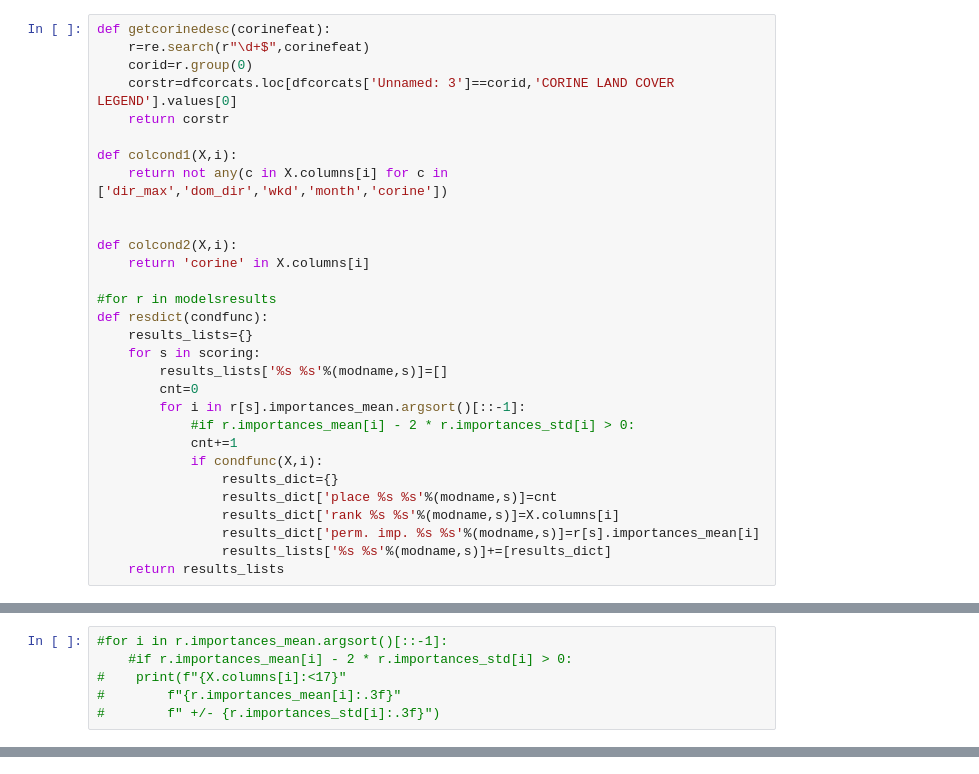
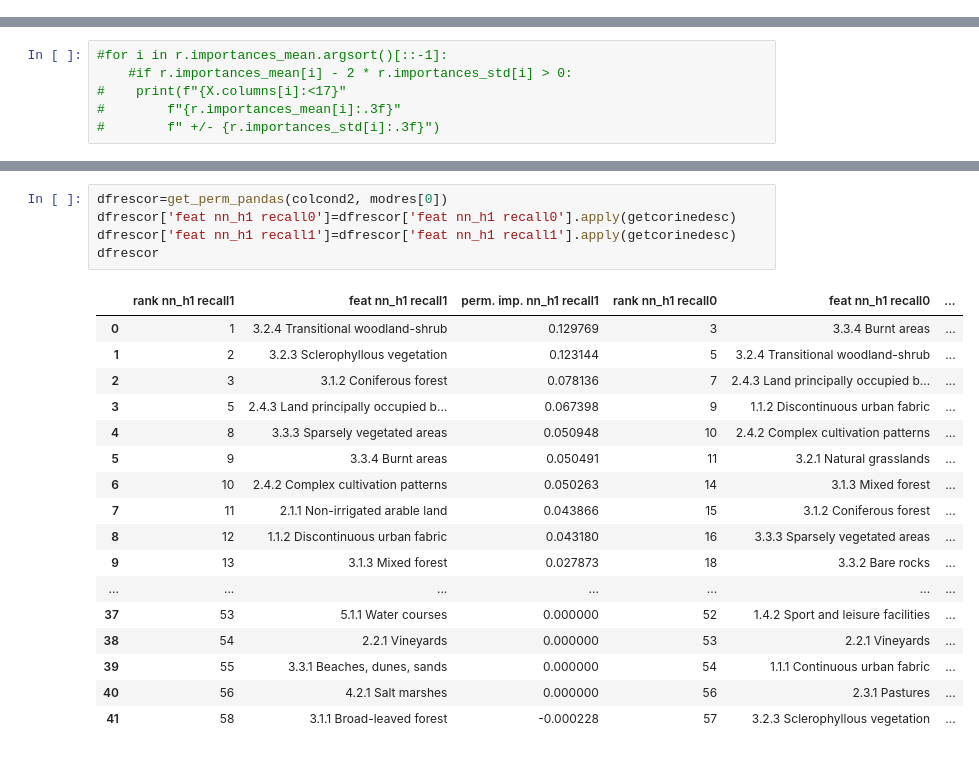
Before and after one commit to PREFERRED2022/mlfires-classic, a Jupyter notebook: ML_fires_al/perm_importance_new.ipynb, the cells around one changed output, grey strips where cells are left out. Drawn from its saved outputs; the diff is of its cells as text.

```diff
--- a/ML_fires_al/perm_importance_new.ipynb
+++ b/ML_fires_al/perm_importance_new.ipynb
@@ -215,30 +177,0 @@ Dropped columns ['evi', 'bin_corine_gr31', 'bin_month_7', 'bin_weekday_4', 'bin_
-# %%
-def getcorinedesc(corinefeat):
-    r=re.search(r"\d+$",corinefeat)
-    corid=r.group(0)
-    corstr=dfcorcats.loc[dfcorcats['Unnamed: 3']==corid,'CORINE LAND COVER LEGEND'].values[0]
-    return corstr
-
-def colcond1(X,i):
-    return not any(c in X.columns[i] for c in ['dir_max','dom_dir','wkd','month','corine'])
-
-
-def colcond2(X,i):
-    return 'corine' in X.columns[i]
-
-#for r in modelsresults
-def resdict(condfunc):
-    results_lists={}
-    for s in scoring:
-        results_lists['%s %s'%(modname,s)]=[]
-        cnt=0
-        for i in r[s].importances_mean.argsort()[::-1]:
-            #if r.importances_mean[i] - 2 * r.importances_std[i] > 0:
-            cnt+=1
-            if condfunc(X,i):
-                results_dict={}
-                results_dict['place %s %s'%(modname,s)]=cnt
-                results_dict['rank %s %s'%(modname,s)]=X.columns[i]
-                results_dict['perm. imp. %s %s'%(modname,s)]=r[s].importances_mean[i]
-                results_lists['%s %s'%(modname,s)]+=[results_dict]
-    return results_lists
@@ -308,0 +360,23 @@ all_res_pd.to_csv('/mnt/nvme2tb/ffp/results/newdefCV/permimpmainfeat.csv', index
+# %%
+dfrescor=get_perm_pandas(colcond2, modres[0])
+dfrescor['feat nn_h1 recall0']=dfrescor['feat nn_h1 recall0'].apply(getcorinedesc)
+dfrescor['feat nn_h1 recall1']=dfrescor['feat nn_h1 recall1'].apply(getcorinedesc)
+dfrescor
+# %% [output]
+|  | rank nn_h1 recall1 | feat nn_h1 recall1 | perm. imp. nn_h1 recall1 | rank nn_h1 recall0 | feat nn_h1 recall0 | ... |
+| 0 | 1 | 3.2.4 Transitional woodland-shrub | 0.129769 | 3 | 3.3.4 Burnt areas | ... |
+| 1 | 2 | 3.2.3 Sclerophyllous vegetation | 0.123144 | 5 | 3.2.4 Transitional woodland-shrub | ... |
+| 2 | 3 | 3.1.2 Coniferous forest | 0.078136 | 7 | 2.4.3 Land principally occupied b... | ... |
+| 3 | 5 | 2.4.3 Land principally occupied b... | 0.067398 | 9 | 1.1.2 Discontinuous urban fabric | ... |
+| 4 | 8 | 3.3.3 Sparsely vegetated areas | 0.050948 | 10 | 2.4.2 Complex cultivation patterns | ... |
+| 5 | 9 | 3.3.4 Burnt areas | 0.050491 | 11 | 3.2.1 Natural grasslands | ... |
+| 6 | 10 | 2.4.2 Complex cultivation patterns | 0.050263 | 14 | 3.1.3 Mixed forest | ... |
+| 7 | 11 | 2.1.1 Non-irrigated arable land | 0.043866 | 15 | 3.1.2 Coniferous forest | ... |
+| 8 | 12 | 1.1.2 Discontinuous urban fabric | 0.043180 | 16 | 3.3.3 Sparsely vegetated areas | ... |
+| 9 | 13 | 3.1.3 Mixed forest | 0.027873 | 18 | 3.3.2 Bare rocks | ... |
+| ... | ... | ... | ... | ... | ... | ... |
+| 37 | 53 | 5.1.1 Water courses | 0.000000 | 52 | 1.4.2 Sport and leisure facilities | ... |
+| 38 | 54 | 2.2.1 Vineyards | 0.000000 | 53 | 2.2.1 Vineyards | ... |
+| 39 | 55 | 3.3.1 Beaches, dunes, sands | 0.000000 | 54 | 1.1.1 Continuous urban fabric | ... |
+| 40 | 56 | 4.2.1 Salt marshes | 0.000000 | 56 | 2.3.1 Pastures | ... |
+| 41 | 58 | 3.1.1 Broad-leaved forest | -0.000228 | 57 | 3.2.3 Sclerophyllous vegetation | ... |
```
Also changed, not shown: parts of 23 cells of this notebook, 21 other files.
